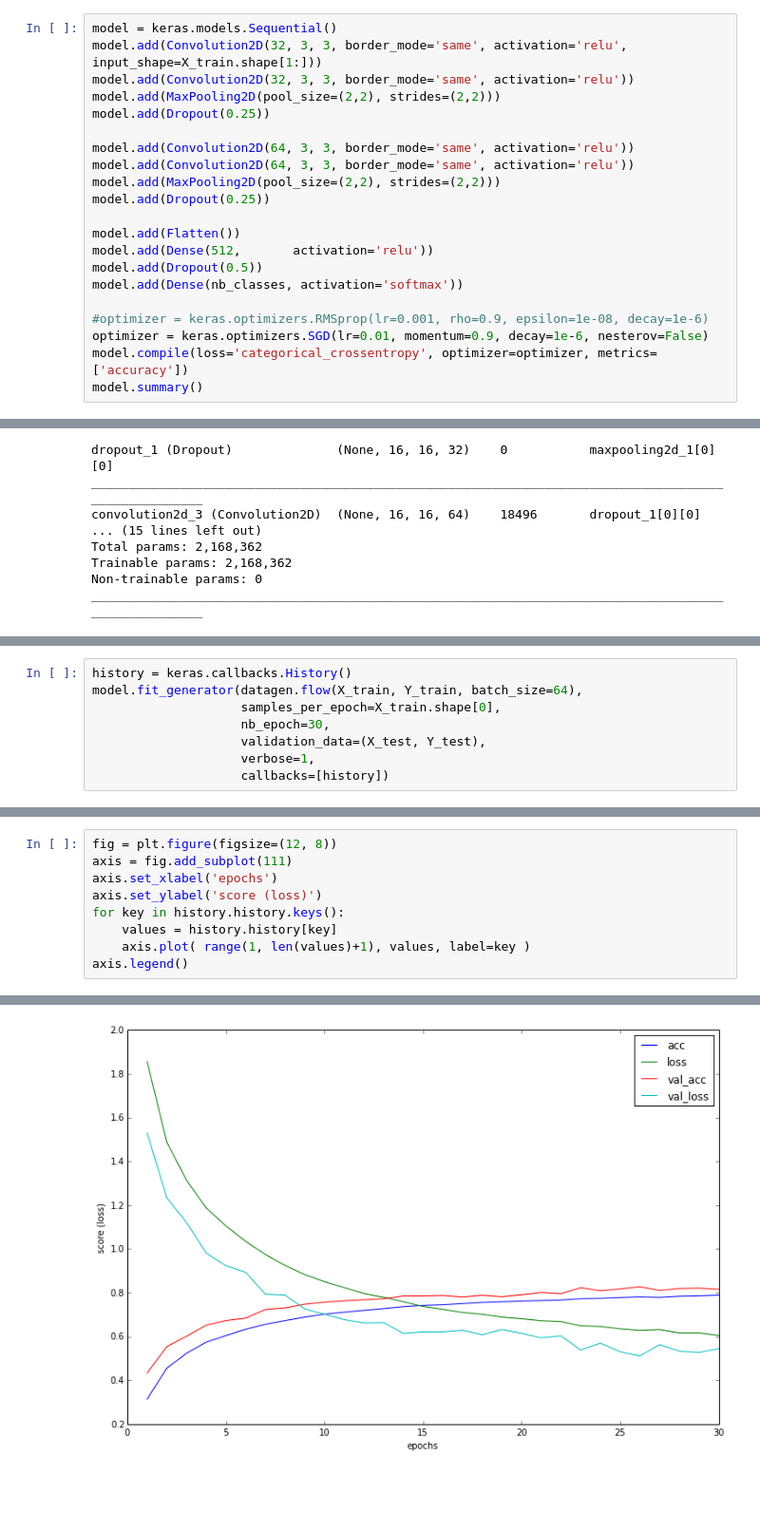
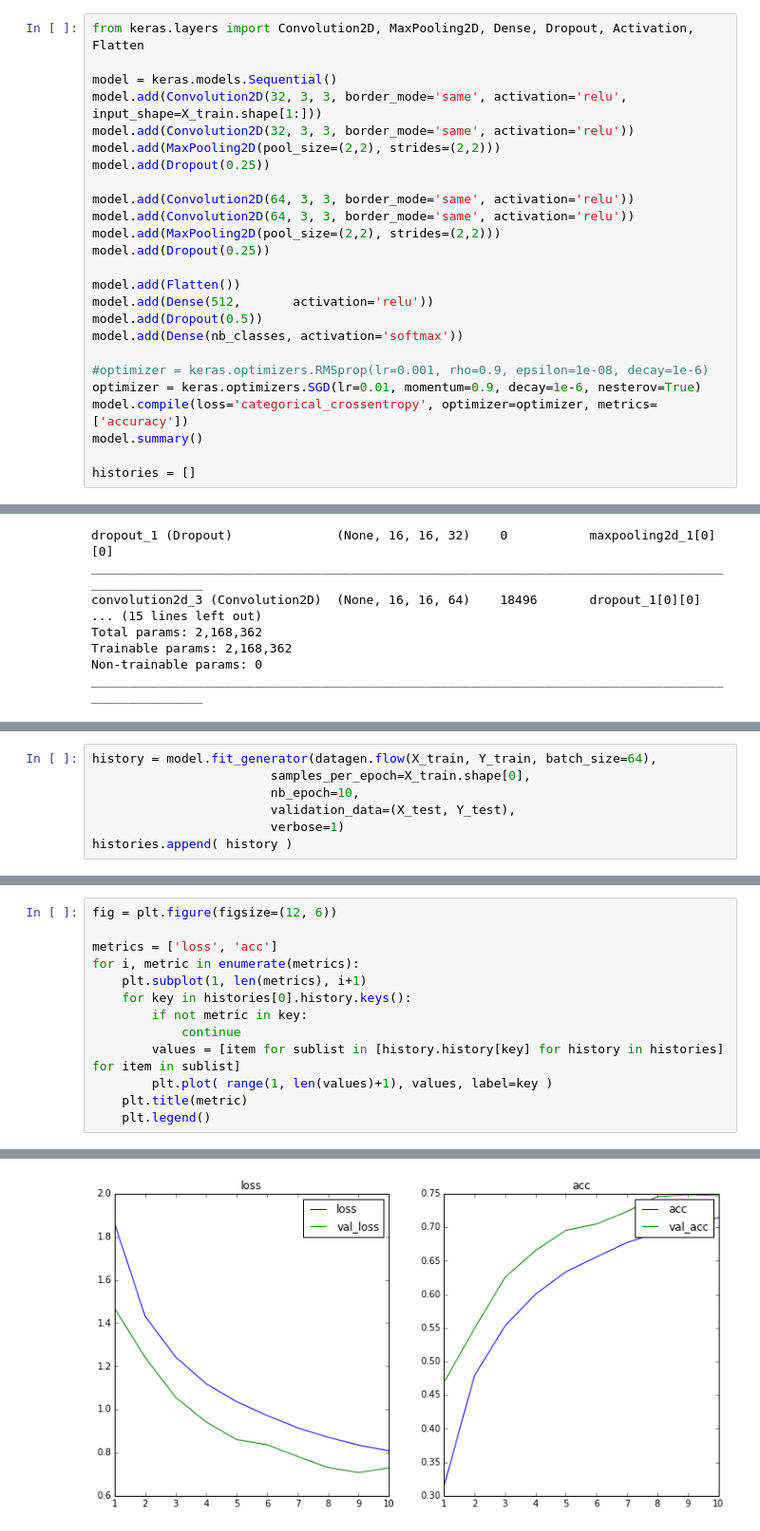
Before and after one commit to wbaek/ipython, a Jupyter notebook: notebooks/machinelearning/keras_examples/convolution_neural_network.ipynb, the cells around one changed output, grey strips where cells are left out. Shown at 95% size. Saved outputs shown, nothing was run; the diff lists cells and outputs as text; blank space fills up the shorter version.

```diff
--- a/notebooks/machinelearning/keras_examples/convolution_neural_network.ipynb
+++ b/notebooks/machinelearning/keras_examples/convolution_neural_network.ipynb
@@ -38,6 +49,8 @@ plt.imshow(X_train[0].reshape(X_train.shape[1:-1] if X_train.shape[-1] == 1 else
 <matplotlib.image.AxesImage at 0x...>
 [figure]
 # %%
+from keras.layers import Convolution2D, MaxPooling2D, Dense, Dropout, Activation, Flatten
+
 model = keras.models.Sequential()
 model.add(Convolution2D(32, 3, 3, border_mode='same', activation='relu', input_shape=X_train.shape[1:]))
 model.add(Convolution2D(32, 3, 3, border_mode='same', activation='relu'))
@@ -55,9 +68,11 @@ model.add(Dropout(0.5))
 model.add(Dense(nb_classes, activation='softmax'))
 
 #optimizer = keras.optimizers.RMSprop(lr=0.001, rho=0.9, epsilon=1e-08, decay=1e-6)
-optimizer = keras.optimizers.SGD(lr=0.01, momentum=0.9, decay=1e-6, nesterov=False)
+optimizer = keras.optimizers.SGD(lr=0.01, momentum=0.9, decay=1e-6, nesterov=True)
 model.compile(loss='categorical_crossentropy', optimizer=optimizer, metrics=['accuracy'])
 model.summary()
+
+histories = []
 # %% [output]
 ____________________________________________________________________________________________________
 Layer (type)                     Output Shape          Param #     Connected to
@@ -93,9 +94,8 @@ datagen.fit(X_train)
 # %%
-history = keras.callbacks.History()
-model.fit_generator(datagen.flow(X_train, Y_train, batch_size=64),
-                    samples_per_epoch=X_train.shape[0],
-                    nb_epoch=30,
-                    validation_data=(X_test, Y_test),
-                    verbose=1,
-                    callbacks=[history])
+history = model.fit_generator(datagen.flow(X_train, Y_train, batch_size=64),
+                        samples_per_epoch=X_train.shape[0],
+                        nb_epoch=10,
+                        validation_data=(X_test, Y_test),
+                        verbose=1)
+histories.append( history )
 # %% [output]
@@ -117,10 +116,14 @@ Epoch 7/30
 # %%
-fig = plt.figure(figsize=(12, 8))
-axis = fig.add_subplot(111)
-axis.set_xlabel('epochs')
-axis.set_ylabel('score (loss)')
-for key in history.history.keys():
-    values = history.history[key]
-    axis.plot( range(1, len(values)+1), values, label=key )
-axis.legend()
+fig = plt.figure(figsize=(12, 6))
+
+metrics = ['loss', 'acc']
+for i, metric in enumerate(metrics):
+    plt.subplot(1, len(metrics), i+1)
+    for key in histories[0].history.keys():
+        if not metric in key:
+            continue
+        values = [item for sublist in [history.history[key] for history in histories] for item in sublist]
+        plt.plot( range(1, len(values)+1), values, label=key )
+    plt.title(metric)
+    plt.legend()
 # %% [output]
@@ -128 +130 @@ axis.legend()
-[figure, old version]
+[figure, new version]
```
Also changed, not shown: parts of 10 cells of this notebook, 1 other file.
